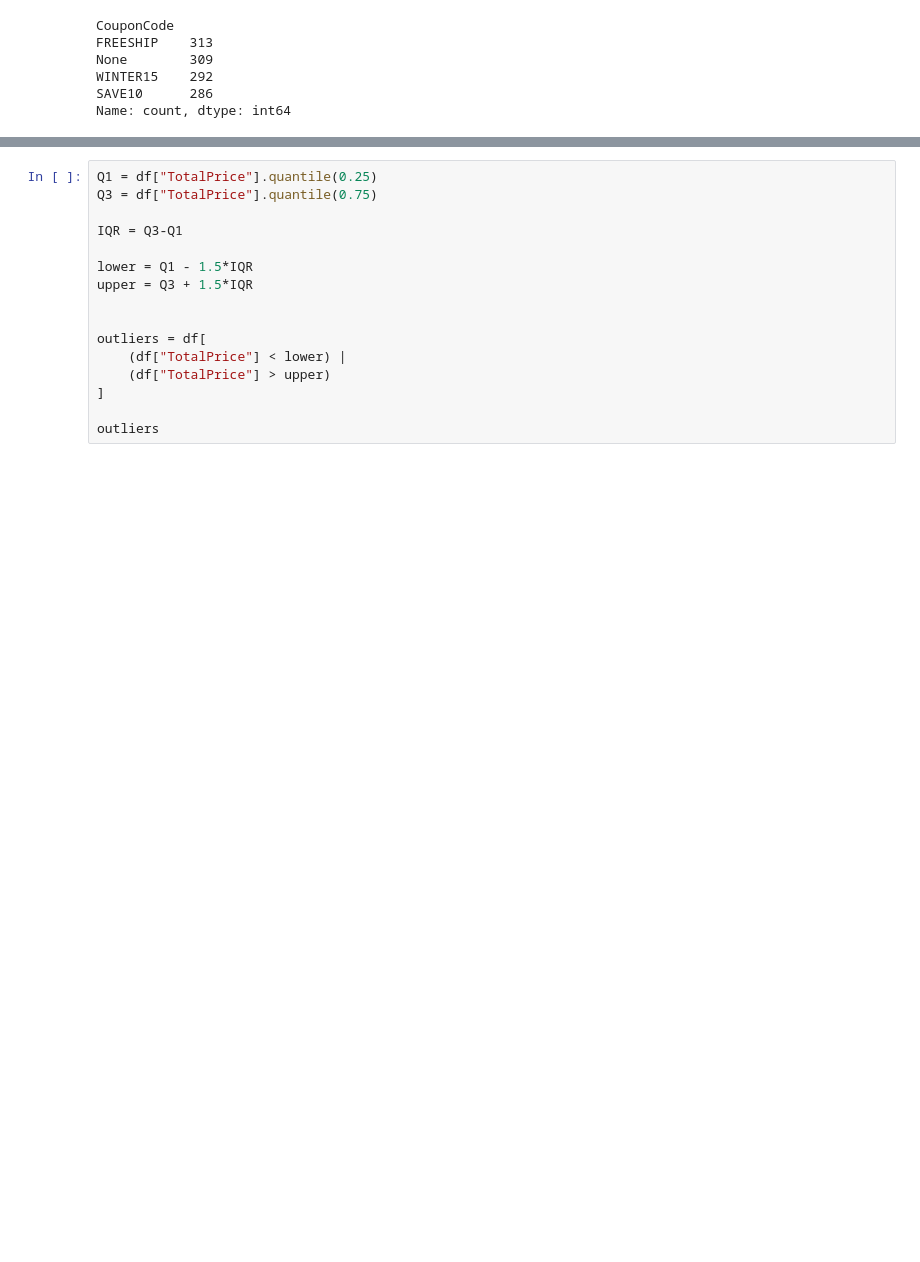
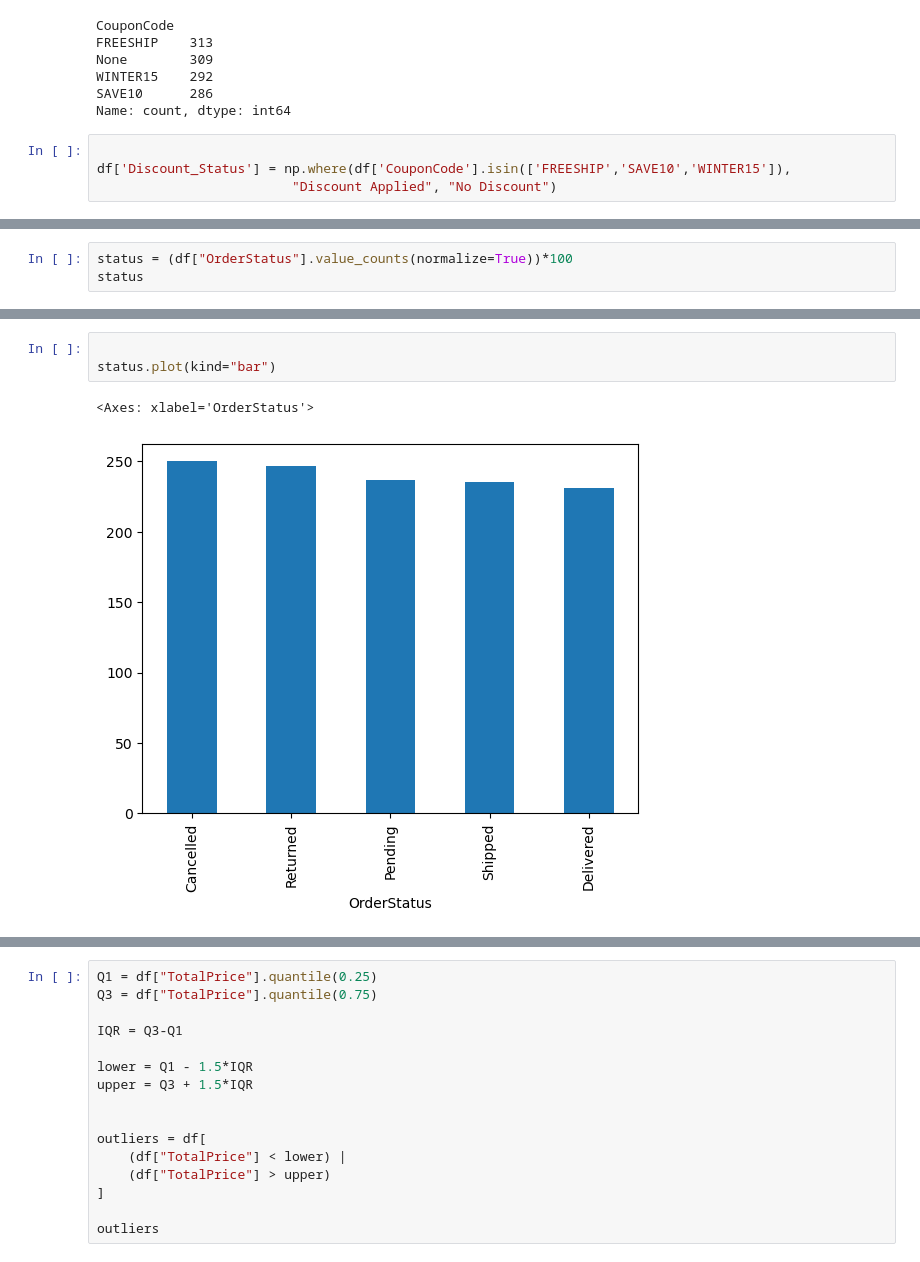
Before and after one commit to aditishaktawat/DecodeLabs-Task-2-Aditi_Shaktawat, a Jupyter notebook: E_Commerce_EDA.ipynb, the cells around one changed output, grey strips where cells are left out. Saved outputs shown, nothing was run; the diff lists cells and outputs as text; blank space fills up the shorter version.

```diff
--- a/E_Commerce_EDA.ipynb
+++ b/E_Commerce_EDA.ipynb
@@ -420,6 +455,10 @@ None        309
 WINTER15    292
 SAVE10      286
 Name: count, dtype: int64
+# %%
+
+df['Discount_Status'] = np.where(df['CouponCode'].isin(['FREESHIP','SAVE10','WINTER15']),
+                         "Discount Applied", "No Discount")
 # %%
  # Do discounted orders contribute more revenue ?
 discount_analysis = (
@@ -437,0 +502,3 @@ Name: TotalPrice, dtype: float64
+# %%
+status = (df["OrderStatus"].value_counts(normalize=True))*100
+status
@@ -437,0 +524,6 @@ Name: TotalPrice, dtype: float64
+# %%
+
+status.plot(kind="bar")
+# %% [output]
+<Axes: xlabel='OrderStatus'>
+[figure, added]
```
Also changed, not shown: parts of 30 cells of this notebook, 1 other file.
